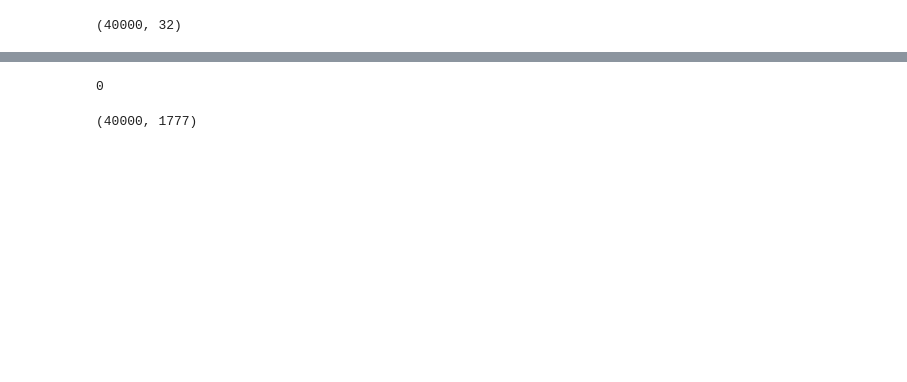
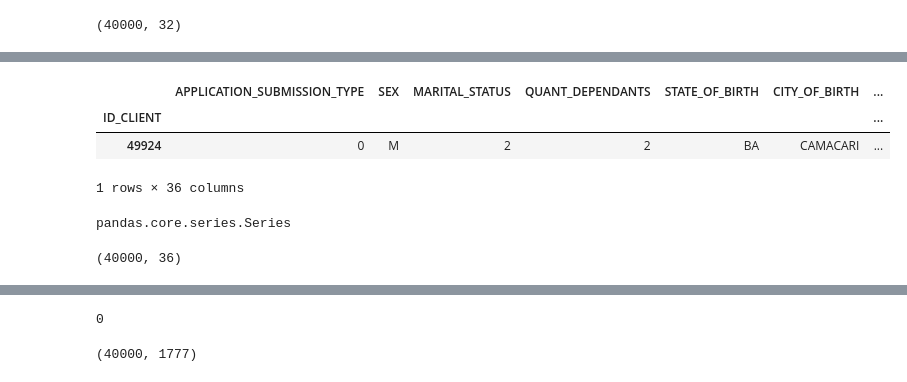
Before and after one commit to MorillaGit/Anyone_final_project, a Jupyter notebook: notebooks/2.preprocessing.ipynb, the cells around one changed output, grey strips where cells are left out. Saved outputs shown, nothing was run; the diff lists cells and outputs as text; code cells hidden in the pictures; blank space fills up the shorter version.

```diff
--- a/notebooks/2.preprocessing.ipynb
+++ b/notebooks/2.preprocessing.ipynb
@@ -144,3 +160,20 @@ X_train, X_test = data_utils.impute_nan(X_train, X_test)
 # %%
 X_train = data_utils.convert_payment_day(X_train)
 X_test = data_utils.convert_payment_day(X_test)
+# %%
+X_train.sample(1)
+# %% [output]
+|  | APPLICATION_SUBMISSION_TYPE | SEX | MARITAL_STATUS | QUANT_DEPENDANTS | STATE_OF_BIRTH | CITY_OF_BIRTH | ... |
+| ID_CLIENT |  |  |  |  |  |  | ... |
+| 49924 | 0 | M | 2 | 2 | BA | CAMACARI | ... |
+1 rows × 36 columns
+# %%
+sing_row = X_train.iloc[0]
+
+type(sing_row)
+# %% [output]
+pandas.core.series.Series
+# %%
+X_train.shape
+# %% [output]
+(40000, 36)
```
Also changed, not shown: parts of 15 cells of this notebook.
